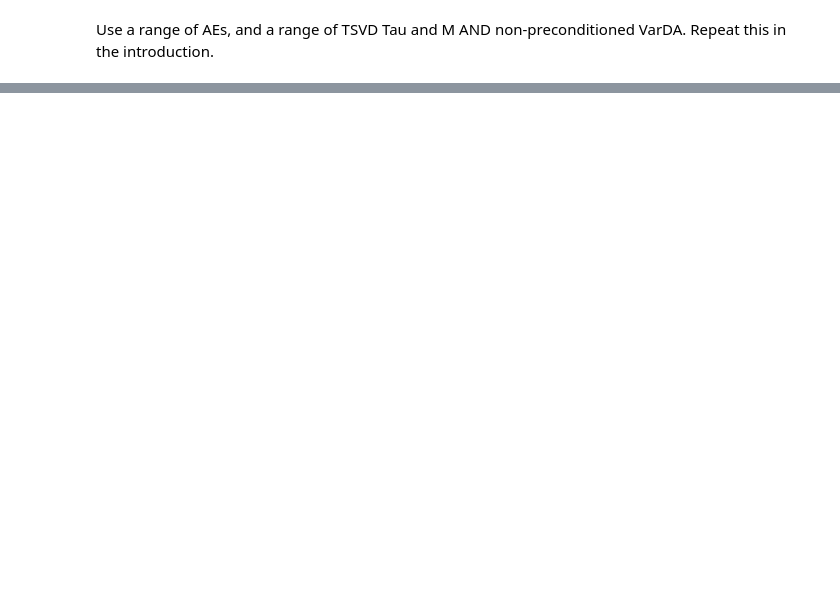
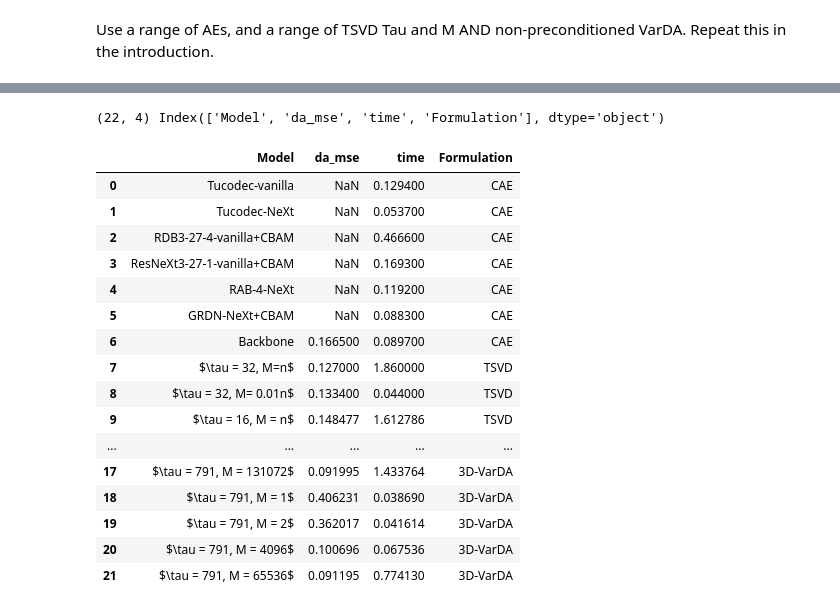
Before and after one commit to julianmack/Data_Assimilation, a Jupyter notebook: report/generate_figures/time_perf_tradeoff.ipynb, the cells around one changed output, grey strips where cells are left out. Cells and saved outputs as stored; diff of their text form; code cells hidden in the pictures; blank space fills up the shorter version.

Commit message:
Half way through proof read

```diff
--- a/report/generate_figures/time_perf_tradeoff.ipynb
+++ b/report/generate_figures/time_perf_tradeoff.ipynb
@@ -43,3 +73,74 @@ df
+# %%
+modesdf = pd.read_csv("report/data/modesdf.csv")
+nobsdf = pd.read_csv("report/data/nobsdf.csv")
+
+out_fp = "report/figures/time_perf.png"
+in_csv = "report/data/DA_tables - perf_time.csv"
+
+
+modesdf = pd.concat([modesdf, nobsdf], axis=0, ignore_index=True)
+
+modesdf["da_mse"] = modesdf["mse_DA"]
+#modesdf["Model"] =  "$\tau = {}, M = {}$".format(modesdf["Model"], modesdf["nobs"]) # $\tau = 32, M = 0.001n$
+#modesdf["Formulation"] = "TSVD" if modesdf["modes"] == 791 else "3D-VarDA"
+
+
+#get rid of values
+drop_modes = [12, 150, 250, 350, 450, 550, 700]
+drop_nobs = [4, 16, 32, 64, 128, 512, 2048, 8192, 16384, 32768, ]
+drop_modes2 = list(set([12, 16, 32, 60, 100, 150, 250, 350, 450, 550, 700]))
+drop_nobs2 = [32, 256, 1024, 4096, 2475]
+modesdf = modesdf[~modesdf.modes.isin(drop_modes)]
+modesdf = modesdf[~modesdf.nobs.isin(drop_nobs)]
+
+
+modesdf = modesdf[(modesdf.nobs == 247520) | (~modesdf.modes.isin(drop_modes2))]
+modesdf = modesdf[(modesdf.nobs != 247520) | (~modesdf.modes.isin([32]))]
+modesdf = modesdf[(modesdf.nobs != 24750) | (~modesdf.modes.isin([1, 32]))]
+modesdf = modesdf[(modesdf.nobs == 2475) | (~modesdf.modes.isin([8, 6,]))]
+modesdf = modesdf[(modesdf.modes == 791) | (~modesdf.nobs.isin(drop_nobs2))]
+modesdf = modesdf[(modesdf.modes != 791) | (~modesdf.nobs.isin([8, 32, 256, 1024, 2475, 24750]))]
+modesdf = modesdf[(modesdf.modes != 4) | (~modesdf.nobs.isin([1, 2, 4, 8, 65536, 131072]))]
+#modesdf = modesdf[(modesdf.nobs != 24750)  ~modesdf.modes.isin(drop_modes2)]
+#print(modesdf.nobs != 247520 & ~ modesdf.modes.isin(drop_modes2))
+
+#drop duplicates
+modesdf = modesdf.drop_duplicates(subset=["nobs", "modes"], keep='first')
+
+modesdf.loc[modesdf["nobs"] == 247520, "nobs"] = r"n"
+modesdf.loc[modesdf["nobs"] == 24750, "nobs"] = r"0.1n"
+modesdf.loc[modesdf["nobs"] == 2475, "nobs"] = r"0.01n"
+
+modesdf.loc[modesdf["modes"] != 791, 'Formulation'] = 'TSVD'
+modesdf.loc[modesdf["modes"] == 791, 'Formulation'] = '3D-VarDA'
+modesdf["Model"] = r"$\tau = " + modesdf["modes"].astype(str) + ", M = " + modesdf["nobs"].astype(str) + "$"
+
+
+df = pd.read_csv(in_csv)
+
+## add modesdf data
+df = pd.concat([df, modesdf], axis=0, join="inner", ignore_index=True)
+print(df.shape, df.columns)
+df
+# %% [output]
+(22, 4) Index(['Model', 'da_mse', 'time', 'Formulation'], dtype='object')
+|  | Model | da_mse | time | Formulation |
+| 0 | Tucodec-vanilla | NaN | 0.129400 | CAE |
+| 1 | Tucodec-NeXt | NaN | 0.053700 | CAE |
+| 2 | RDB3-27-4-vanilla+CBAM | NaN | 0.466600 | CAE |
+| 3 | ResNeXt3-27-1-vanilla+CBAM | NaN | 0.169300 | CAE |
+| 4 | RAB-4-NeXt | NaN | 0.119200 | CAE |
+| 5 | GRDN-NeXt+CBAM | NaN | 0.088300 | CAE |
+| 6 | Backbone | 0.166500 | 0.089700 | CAE |
+| 7 | $\tau = 32, M=n$ | 0.127000 | 1.860000 | TSVD |
+| 8 | $\tau = 32, M= 0.01n$ | 0.133400 | 0.044000 | TSVD |
+| 9 | $\tau = 16, M = n$ | 0.148477 | 1.612786 | TSVD |
+| ... | ... | ... | ... | ... |
+| 17 | $\tau = 791, M = 131072$ | 0.091995 | 1.433764 | 3D-VarDA |
+| 18 | $\tau = 791, M = 1$ | 0.406231 | 0.038690 | 3D-VarDA |
+| 19 | $\tau = 791, M = 2$ | 0.362017 | 0.041614 | 3D-VarDA |
+| 20 | $\tau = 791, M = 4096$ | 0.100696 | 0.067536 | 3D-VarDA |
+| 21 | $\tau = 791, M = 65536$ | 0.091195 | 0.774130 | 3D-VarDA |
 # %%
 ax = sns.scatterplot(x="time", y="da_mse",
              hue="Formulation", #style="Subset",
```
Also changed, not shown: parts of 6 cells of this notebook, 11 other files.
